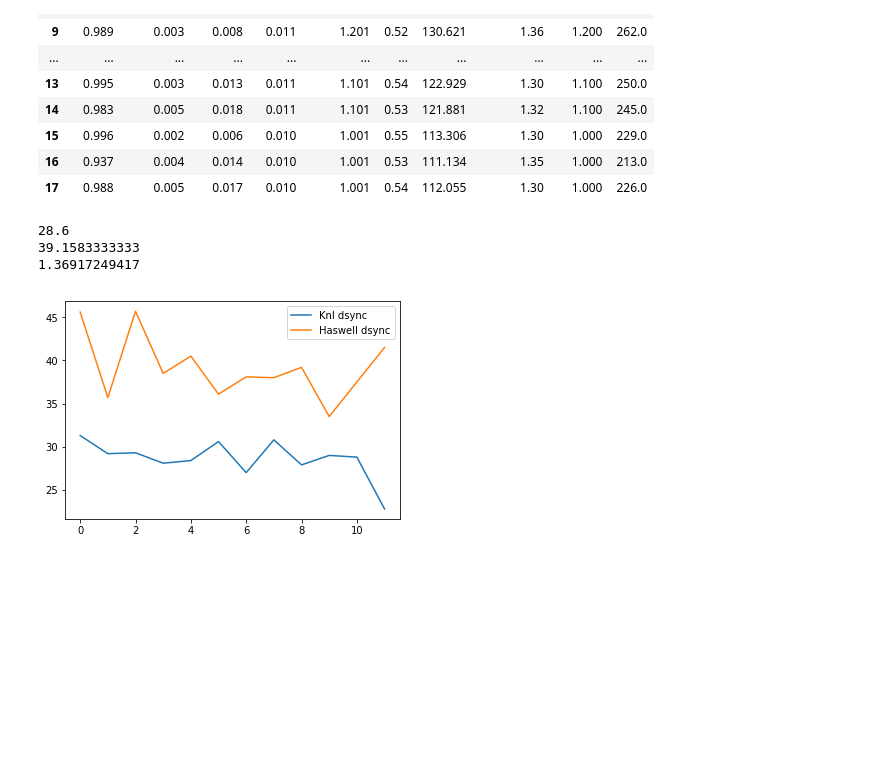
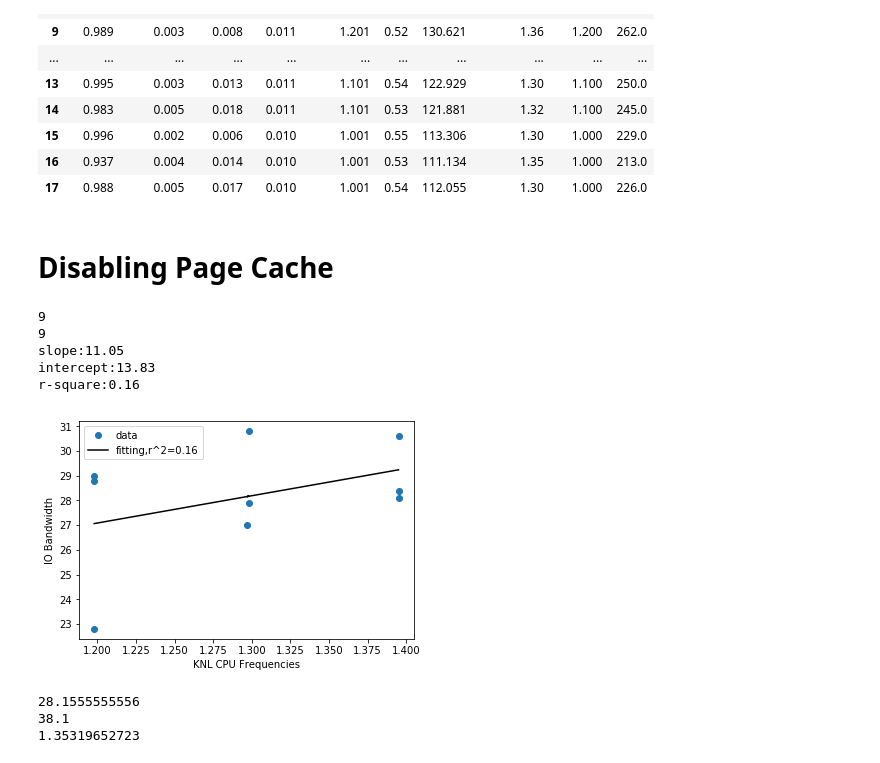
Before and after one commit to NERSC/heterogeneous-IO, a Jupyter notebook: cpu/plot/hio.ipynb, the cells around one changed output. Cells and saved outputs as stored; diff of their text form; code cells hidden in the pictures; blank space fills up the shorter version.

```diff
--- a/cpu/plot/hio.ipynb
+++ b/cpu/plot/hio.ipynb
@@ -641,20 +639,35 @@ df_knl
 | 15 | 0.996 | 0.002 | 0.006 | 0.010 | 1.001 | 0.55 | 113.306 | 1.30 | 1.000 | 229.0 |
 | 16 | 0.937 | 0.004 | 0.014 | 0.010 | 1.001 | 0.53 | 111.134 | 1.35 | 1.000 | 213.0 |
 | 17 | 0.988 | 0.005 | 0.017 | 0.010 | 1.001 | 0.54 | 112.055 | 1.30 | 1.000 | 226.0 |
+# %% [markdown]
+# Disabling Page Cache
 # %%
+knl_cpu=[1.497,1.497,1.497,1.395,1.395,1.395,1.297,1.298,1.298,1.198,1.198,1.198]
+has_cpu=[3.316,3.302,3.289,1.379,1.380,1.379,1.286,1.287,1.287,1.196,1.196,1.196]
 knl_io=[31.3,29.2,29.3,28.1,28.4,30.6,27.0,30.8,27.9,29.0,28.8,22.8]
 has_io=[45.6,35.7,45.7,38.5,40.5,36.1,38.1,38.0,39.2,33.5,37.5,41.5]
+knl_cpu=np.asarray(knl_cpu[3:])
+knl_io=np.asarray(knl_io[3:])
+has_cpu=np.asarray(has_cpu[3:])
+has_io=np.asarray(has_io[3:])
 # %%
 import numpy as np
 a=np.arange(0,len(knl_io))
-plt.plot(a,knl_io, label='Knl dsync')
-plt.plot(a,has_io,label='Haswell dsync')
-plt.legend()
+print len(knl_cpu)
+print len(knl_io)
+plt_fit(knl_cpu,knl_io, xlabel='KNL CPU Frequencies',ylabel='IO Bandwidth')
+#plt.plot(a,has_io,label='Haswell dsync')
+#plt.legend()
 print np.average(knl_io)
 print np.average(has_io)
 print np.average(has_io)/np.average(knl_io)
 # %% [output]
-28.6
-39.1583333333
-1.36917249417
+9
+9
+slope:11.05
+intercept:13.83
+r-square:0.16
-[figure, old version]
+[figure, new version]
+28.1555555556
+38.1
+1.35319652723
```
Also changed, not shown: parts of 5 cells of this notebook.
